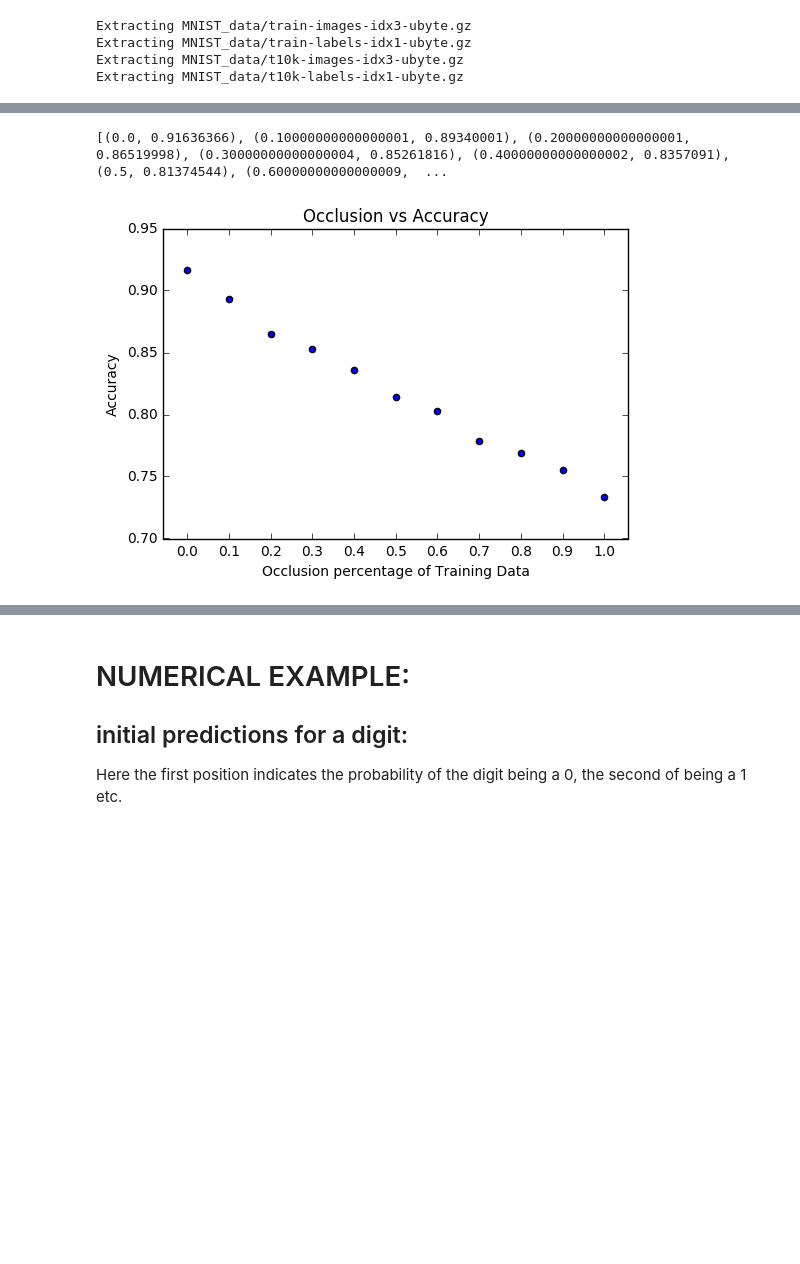
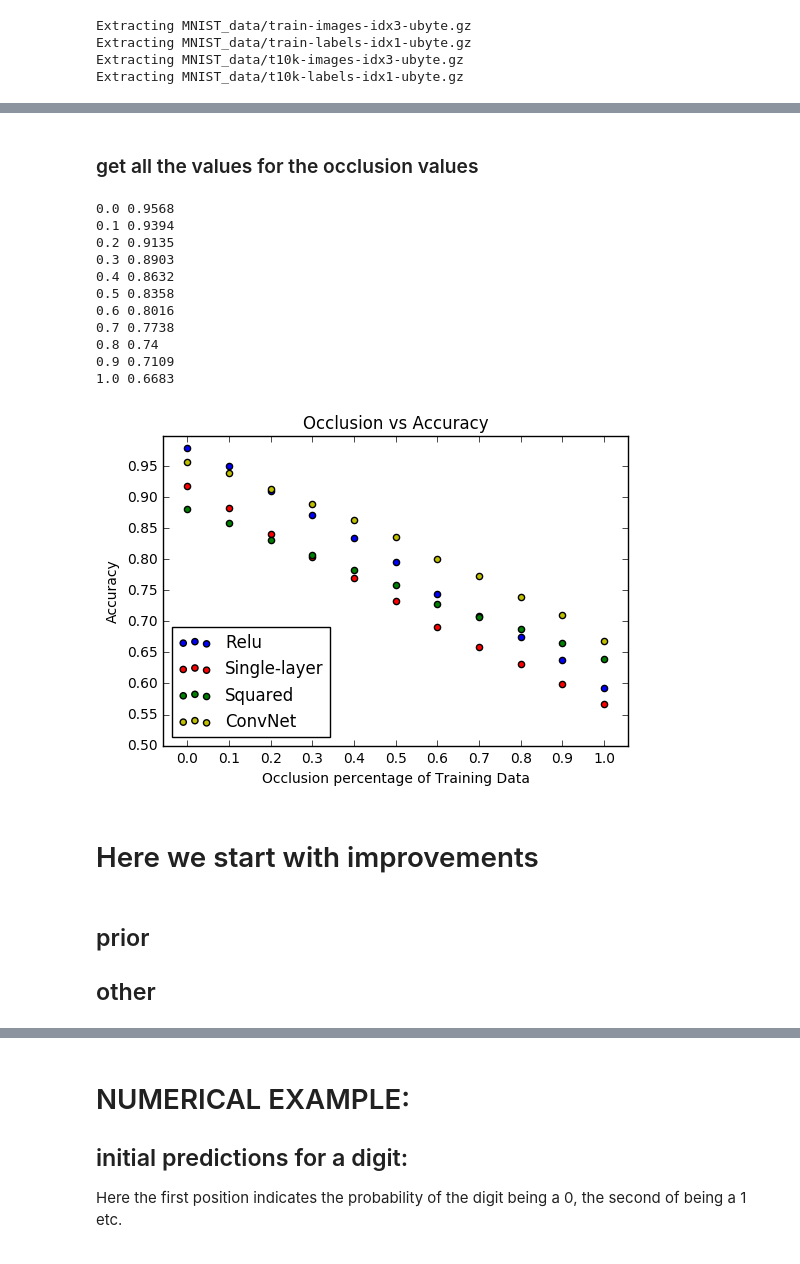
Before and after one commit to VincentRoest/capstone, a Jupyter notebook: Image_manipulation.ipynb, the cells around one changed output, grey strips where cells are left out. Cells and saved outputs as stored; diff of their text form; code cells hidden in the pictures; blank space fills up the shorter version.

```diff
--- a/Image_manipulation.ipynb
+++ b/Image_manipulation.ipynb
@@ -517,14 +463,40 @@ accuracies_occ = eval_occluded_data(occ_percs, digits, labels)
+# %% [markdown]
+### get all the values for the occlusion values
+# %%
+accuracies_occ_one = eval_occluded_data(occ_percs, "one_layer")
+# %%
+accuracies_occ_relu = eval_occluded_data(occ_percs, "relu")
+# %%
+accuracies_occ_sqr = eval_occluded_data(occ_percs, "one_layer_sqr")
+# %%
+# this will take a long long time
+accuracies_occ_conv = eval_occluded_data(occ_percs, "conv")
+# %% [output]
+0.0 0.9568
+0.1 0.9394
+0.2 0.9135
+0.3 0.8903
+0.4 0.8632
+0.5 0.8358
+0.6 0.8016
+0.7 0.7738
+0.8 0.74
+0.9 0.7109
+1.0 0.6683
 # %%
-print accuracies_occ
 plt.title('Occlusion vs Accuracy')
 plt.xlabel('Occlusion percentage of Training Data')
 plt.ylabel('Accuracy')
 plt.xticks(sorted(occ_percs))
 plt.legend(loc=3)
-plt.scatter(*zip(*accuracies_occ)) # or plot for line
-plt.savefig('occlusion1.png')
-
+plt.ylim([0.5,1])
+plt.yticks(np.arange(0.5, 1, 0.05))
+plt.scatter(*zip(*accuracies_occ_relu), c='b', label='Relu') # or plot for line
+plt.scatter(*zip(*accuracies_occ_one), c='r', label='Single-layer') # or plot for line
+plt.scatter(*zip(*accuracies_occ_sqr), c='g', label='Squared') # or plot for line
+plt.scatter(*zip(*accuracies_occ_conv), c='y', label='ConvNet') # or plot for line
+plt.legend(loc=3)
+plt.savefig('occlusion_single_relu.png')
 plt.show()
 # %% [output]
-[(0.0, 0.91636366), (0.10000000000000001, 0.89340001), (0.20000000000000001, 0.86519998), (0.30000000000000004, 0.85261816), (0.40000000000000002, 0.8357091), (0.5, 0.81374544), (0.60000000000000009,  ...
-[figure, old version]
+[figure, new version]
@@ -627,3 +503,8 @@ accuracies_noisy_conv = eval_noisy_data_conv(stddevs, digits[:], labels[:], drop
+# %% [markdown]
+# Here we start with improvements
+# %% [markdown]
+## prior
+## other
 # %%
 ##### AFTER KANDANS EMAIL 13-05
 ## 1. create priors
```
Also changed, not shown: parts of 34 cells of this notebook, 10 other files.
